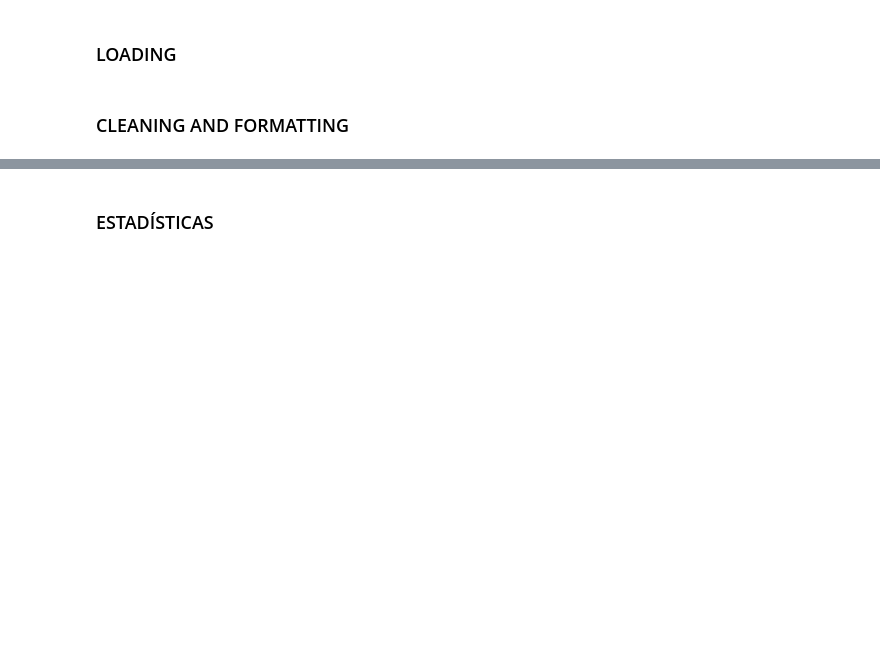
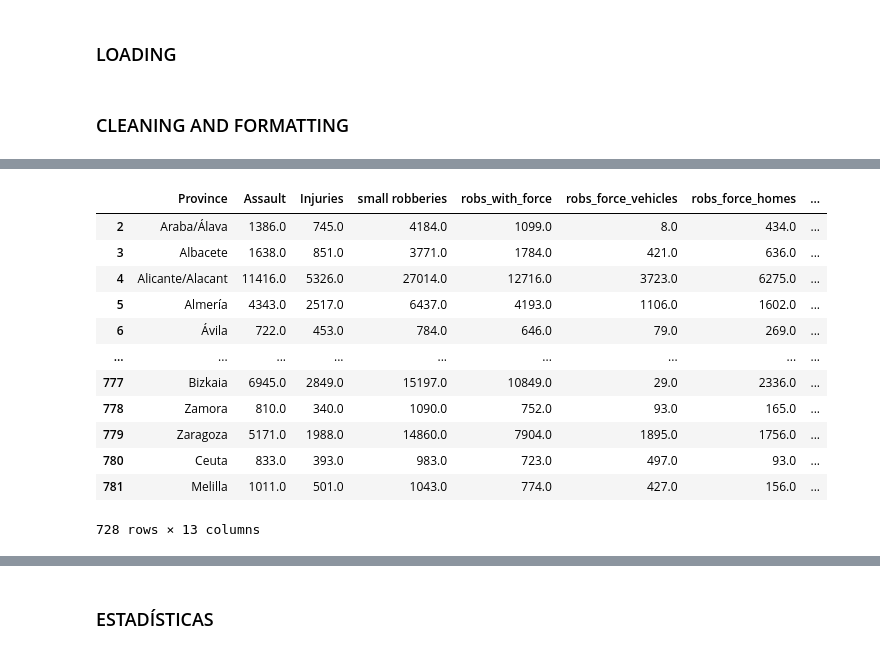
Before and after one commit to LuisHRF/Home-Insurance-Study-Project, a Jupyter notebook: main.ipynb, the cells around one changed output, grey strips where cells are left out. Cells and saved outputs as stored; diff of their text form; code cells hidden in the pictures; blank space fills up the shorter version.

```diff
--- a/main.ipynb
+++ b/main.ipynb
@@ -42,0 +76,9 @@ data_clean_years
+# %%
+# Eliminar algunas columnas inservibles
+
+print(data_clean_years['Province'].unique())
+data_clean_years['Province'] = data_clean_years['Province'].str.strip()
+
+provincias_a_eliminar = ['Desconocida', 'En el extranjero', 'Total Nacional']
+df_cleaned_af = data_clean_years[~data_clean_years['Province'].isin(provincias_a_eliminar)]
+print(df_cleaned_af)
@@ -42,0 +106,33 @@ data_clean_years
+# %%
+# Traducción de columnas
+translations = {"Province": "Province",
+                "1._contra_las_personas": "Assault",
+                "1.2.-lesiones" :"Injuries",
+                "5.1.-hurtos":"small robberies",
+                "5.2.-robos_con_fuerza_en_las_cosas":"robs_with_force",
+                "5.2.1.-robos_con_fuerza_en_las_cosas_en_el_interior_de_vehículos":"robs_force_vehicles",
+                "5.2.2.-robos_con_fuerza_en_viviendas":"robs_force_homes",
+                "5.2.3.-robos_con_fuerza_en_establecimientos":"robs_force_stores",
+                "5.3.-robos_con_violencia_o_intimidación":"robs_violence_intimidation",
+                "5.3.1.-robos_con_violencia_en_vía_pública":"robs_violence_publicways",
+                "5.3.2.-robos_con_violencia_en_viviendas":"robs_violence_homes",
+                "5.3.3.-robos_con_violencia_en_establecimientos":"robs_violence_stores",
+                "year" : "year"
+    }
+df_cleaned_af.columns = traducir_columnas(df_cleaned_af.columns, translations)
+# %%
+df_cleaned_af
+# %% [output]
+|  | Province | Assault | Injuries | small robberies | robs_with_force | robs_force_vehicles | robs_force_homes | ... |
+| 2 | Araba/Álava | 1386.0 | 745.0 | 4184.0 | 1099.0 | 8.0 | 434.0 | ... |
+| 3 | Albacete | 1638.0 | 851.0 | 3771.0 | 1784.0 | 421.0 | 636.0 | ... |
+| 4 | Alicante/Alacant | 11416.0 | 5326.0 | 27014.0 | 12716.0 | 3723.0 | 6275.0 | ... |
+| 5 | Almería | 4343.0 | 2517.0 | 6437.0 | 4193.0 | 1106.0 | 1602.0 | ... |
+| 6 | Ávila | 722.0 | 453.0 | 784.0 | 646.0 | 79.0 | 269.0 | ... |
+| ... | ... | ... | ... | ... | ... | ... | ... | ... |
+| 777 | Bizkaia | 6945.0 | 2849.0 | 15197.0 | 10849.0 | 29.0 | 2336.0 | ... |
+| 778 | Zamora | 810.0 | 340.0 | 1090.0 | 752.0 | 93.0 | 165.0 | ... |
+| 779 | Zaragoza | 5171.0 | 1988.0 | 14860.0 | 7904.0 | 1895.0 | 1756.0 | ... |
+| 780 | Ceuta | 833.0 | 393.0 | 983.0 | 723.0 | 497.0 | 93.0 | ... |
+| 781 | Melilla | 1011.0 | 501.0 | 1043.0 | 774.0 | 427.0 | 156.0 | ... |
+728 rows × 13 columns
```
Also changed, not shown: parts of 21 cells of this notebook, 2 other files.
